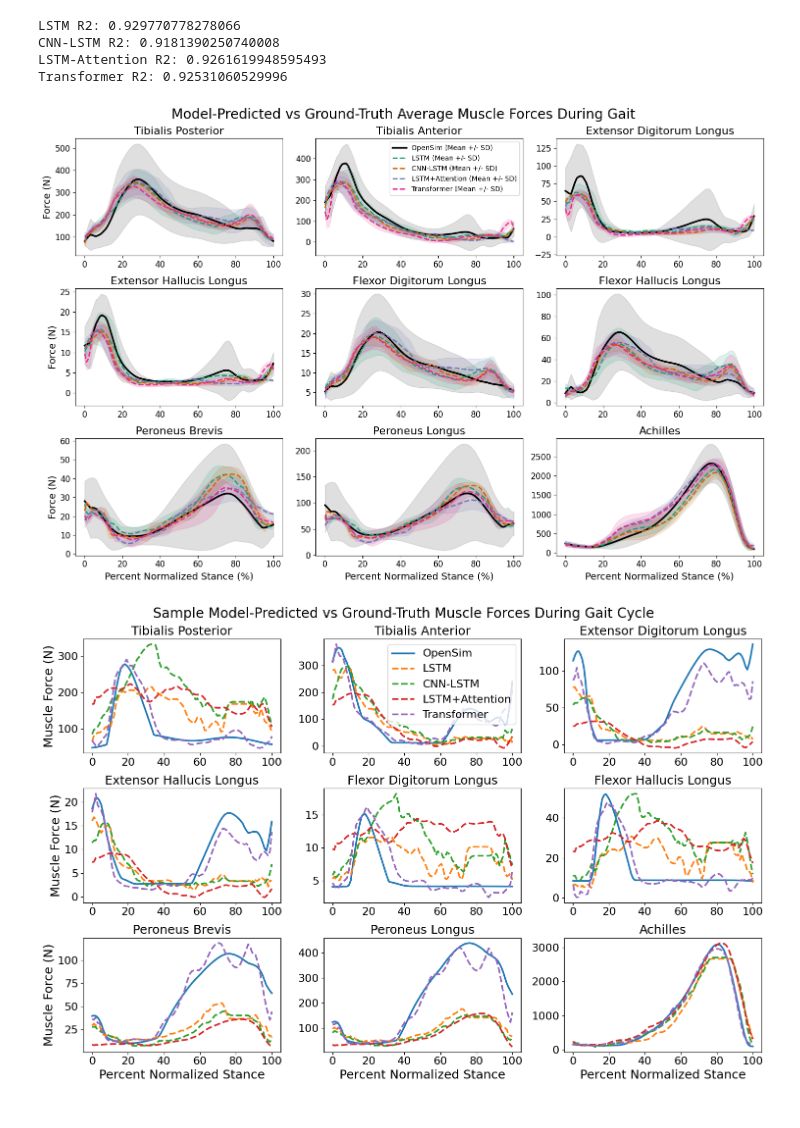
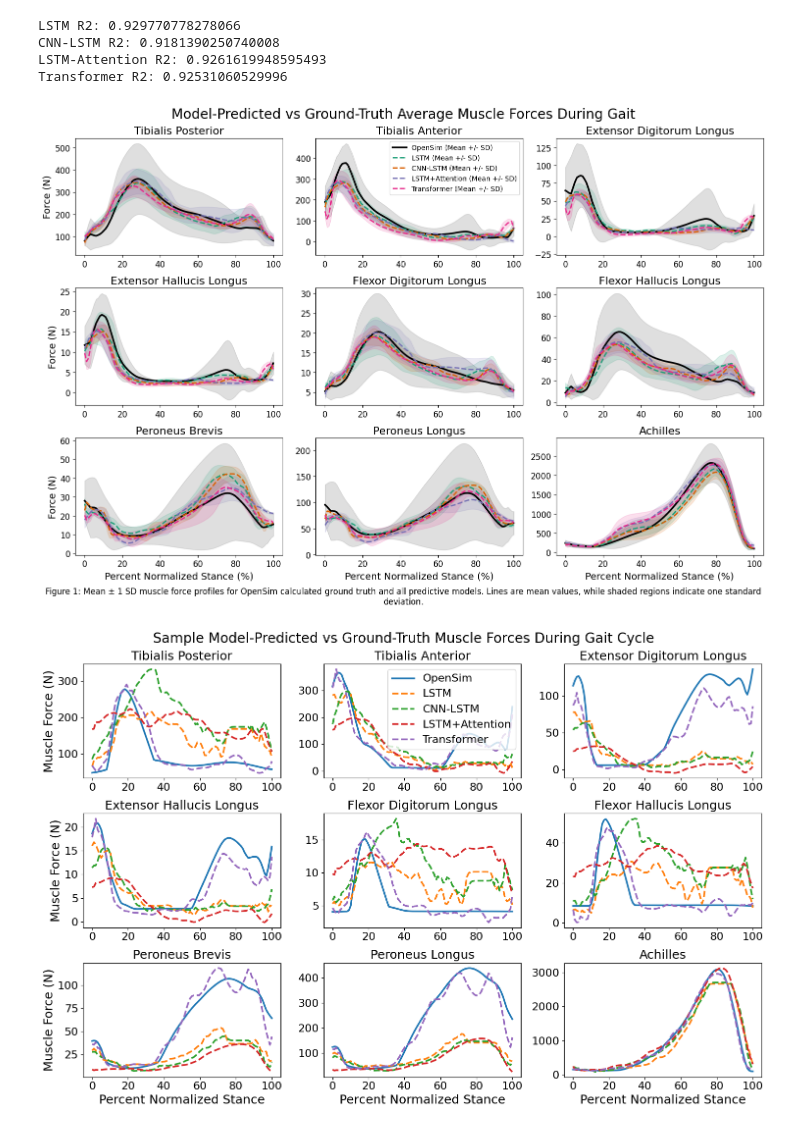
Before and after one commit to anth0nyhle/GRFMuscleModel, a Jupyter notebook: OA_Scripts/Compare_OA_Models.ipynb, the cells around one changed output. Saved outputs shown, nothing was run; the diff lists cells and outputs as text; code cells hidden in the pictures.

Commit message:
added figure caption for abstract figure

```diff
--- a/OA_Scripts/Compare_OA_Models.ipynb
+++ b/OA_Scripts/Compare_OA_Models.ipynb
@@ -508,42 +508,46 @@ for i, ax in enumerate(axes):
     for j, (pred_m, pred_s) in enumerate(zip(pred_means, pred_stds)):
 
         ax.plot(perc_stance, pred_m[:, i],
                 label=model_labels[j], color=colors[j], linewidth=2, linestyle = '--')
 
         ax.fill_between(
             perc_stance,
             pred_m[:, i] - pred_s[:, i],
             pred_m[:, i] + pred_s[:, i],
             color=colors[j], alpha=0.15
         )
 
     if i >= 6:
         ax.set_xlabel('Percent Normalized Stance (%)', fontsize=14)
     if i % 3 == 0:
         ax.set_ylabel('Force (N)', fontsize=14)
 
     ax.set_title(muscle_titles[i], fontsize=16)
     if i == 1:
         ax.legend(loc='upper right', fontsize=10, frameon=True)
     ax.tick_params(axis='x', labelsize=12)
     ax.tick_params(axis='y', labelsize=12)
 
 handles, labels = axes[0].get_legend_handles_labels()
 
-# fig.legend(
-#     handles, labels,
-#     loc='center left',
-#     ncol=1,
-#     fontsize=14,
-#     frameon=False,
-#     bbox_to_anchor=(1, 0.5)
-# )
+caption_text = (
+    "Figure 1: Mean ± 1 SD muscle force profiles for OpenSim calculated ground truth and all predictive models. "
+    "Lines are mean values, while shaded regions indicate one standard deviation."
+)
+
+plt.figtext(
+    0.5, -0.03,
+    caption_text,
+    wrap=True,
+    ha='center',
+    fontsize=12
+)
 
 plt.suptitle('Model-Predicted vs Ground-Truth Average Muscle Forces During Gait', fontsize = 20)
 plt.tight_layout()
 plt.show()
 # %% [output]
-[figure, old version]
+[figure, new version]
 # %%
 sample_idx = 69
 
```
